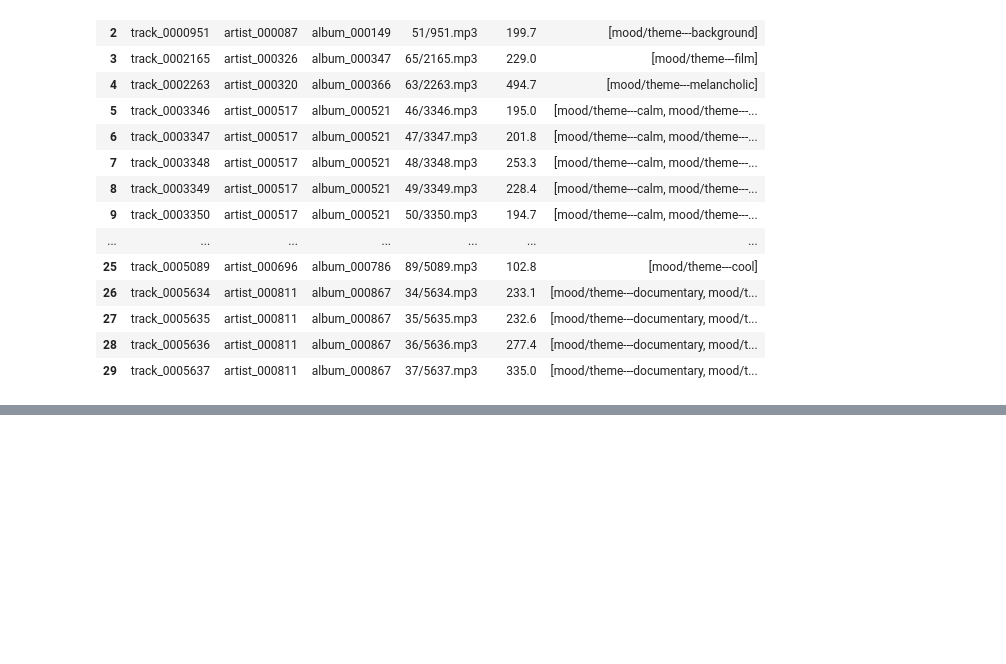
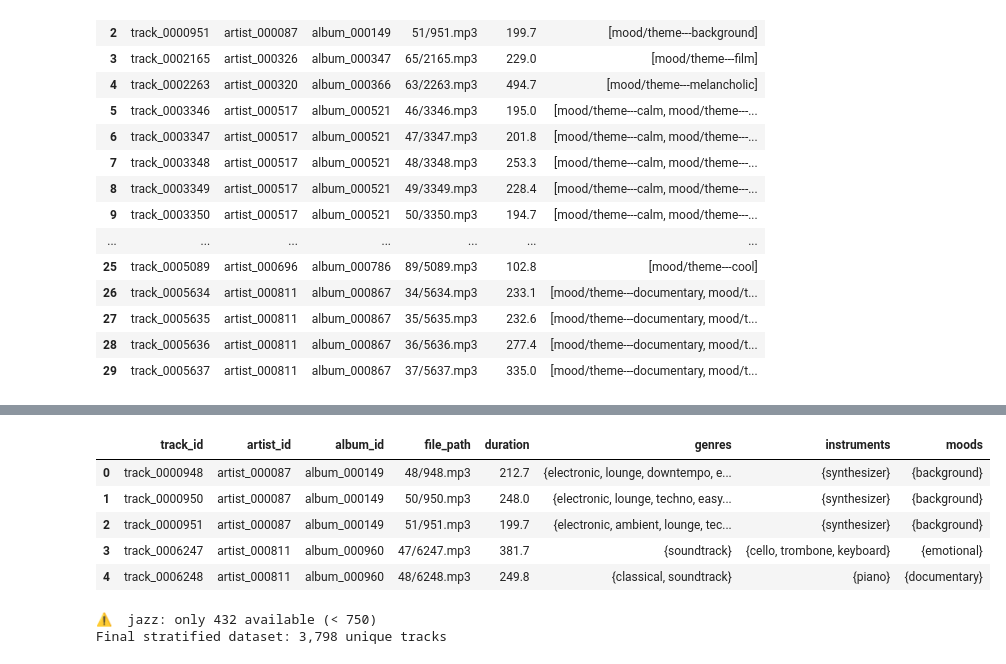
Before and after one commit to tharu-jwd/music-genre-classification, a Jupyter notebook: notebooks/local/EDA.ipynb, the cells around one changed output, grey strips where cells are left out. Drawn from its saved outputs; the diff is of its cells as text; code cells hidden in the pictures; blank space fills up the shorter version.

Commit message:
feat: add essentia instrument embedding notebooks, EDA, and research paper drafts

```diff
--- a/notebooks/local/EDA.ipynb
+++ b/notebooks/local/EDA.ipynb
@@ -217,0 +114,30 @@ Error:
+# %%
+# --- 1. Clean prefixes and turn each into a set of tags per track ---
+def clean_tags(tag_list, prefix):
+    return set(t.replace(prefix, '') for t in tag_list)
+
+df_1['genres']      = df_1['genres'].apply(lambda x: clean_tags(x, 'genre---'))
+df_2['instruments']  = df_2['instruments'].apply(lambda x: clean_tags(x, 'instrument---'))
+df_3['moods']        = df_3['moods'].apply(lambda x: clean_tags(x, 'mood/theme---'))
+
+# --- 2. Keep only the columns we need for the join ---
+g = df_1[['track_id', 'artist_id', 'album_id', 'file_path', 'duration', 'genres']]
+i = df_2[['track_id', 'instruments']]
+m = df_3[['track_id', 'moods']]
+
+# --- 3. Inner-join: track must have genre AND instrument AND mood/theme tags ---
+df_full = g.merge(i, on='track_id', how='inner').merge(m, on='track_id', how='inner')
+
+# Drop rows where any of the tag sets ended up empty (defensive check)
+df_full = df_full[
+    df_full['genres'].map(len).gt(0) &
+    df_full['instruments'].map(len).gt(0) &
+    df_full['moods'].map(len).gt(0)
+].reset_index(drop=True)
+
+print(f"Tracks with genre + instrument + mood/theme tags: {len(df_full):,}")
+
+# --- 4. Explode genres to count how many qualifying tracks exist per genre ---
+df_exploded = df_full.explode('genres')
+genre_counts_full = df_exploded['genres'].value_counts()
+print(genre_counts_full.head(20))
@@ -217,0 +162,36 @@ Error:
+# %%
+df_full.head()
+# %% [output]
+|  | track_id | artist_id | album_id | file_path | duration | genres | instruments | moods |
+| 0 | track_0000948 | artist_000087 | album_000149 | 48/948.mp3 | 212.7 | {electronic, lounge, downtempo, e... | {synthesizer} | {background} |
+| 1 | track_0000950 | artist_000087 | album_000149 | 50/950.mp3 | 248.0 | {electronic, lounge, techno, easy... | {synthesizer} | {background} |
+| 2 | track_0000951 | artist_000087 | album_000149 | 51/951.mp3 | 199.7 | {electronic, ambient, lounge, tec... | {synthesizer} | {background} |
+| 3 | track_0006247 | artist_000811 | album_000960 | 47/6247.mp3 | 381.7 | {soundtrack} | {cello, trombone, keyboard} | {emotional} |
+| 4 | track_0006248 | artist_000811 | album_000960 | 48/6248.mp3 | 249.8 | {classical, soundtrack} | {piano} | {documentary} |
+# %%
+# --- 5. Pick your 6 genres once you've confirmed counts above ---
+target_genres = ['electronic', 'rock', 'pop', 'classical', 'orchestral','jazz']  # adjust based on genre_counts_full
+
+N_PER_GENRE = 750
+SEED = 42
+
+sampled_track_ids = []
+for genre in target_genres:
+    subset_ids = df_exploded.loc[df_exploded['genres'] == genre, 'track_id'].unique()
+    n_available = len(subset_ids)
+    if n_available < N_PER_GENRE:
+        print(f"⚠️  {genre}: only {n_available} available (< {N_PER_GENRE})")
+    rng = np.random.default_rng(SEED)
+    chosen = rng.choice(subset_ids, size=min(N_PER_GENRE, n_available), replace=False)
+    sampled_track_ids.extend(chosen)
+
+# Deduplicate track_ids (a track can be sampled under >1 genre)
+sampled_track_ids = list(dict.fromkeys(sampled_track_ids))
+
+# Pull full rows — with original, non-exploded genre sets — from df_full
+df_stratified = df_full[df_full['track_id'].isin(sampled_track_ids)].reset_index(drop=True)
+
+print(f"Final stratified dataset: {len(df_stratified):,} unique tracks")
+# %% [output]
+⚠️  jazz: only 432 available (< 750)
+Final stratified dataset: 3,798 unique tracks
```
Also changed, not shown: parts of 10 cells of this notebook, 4 other files.
